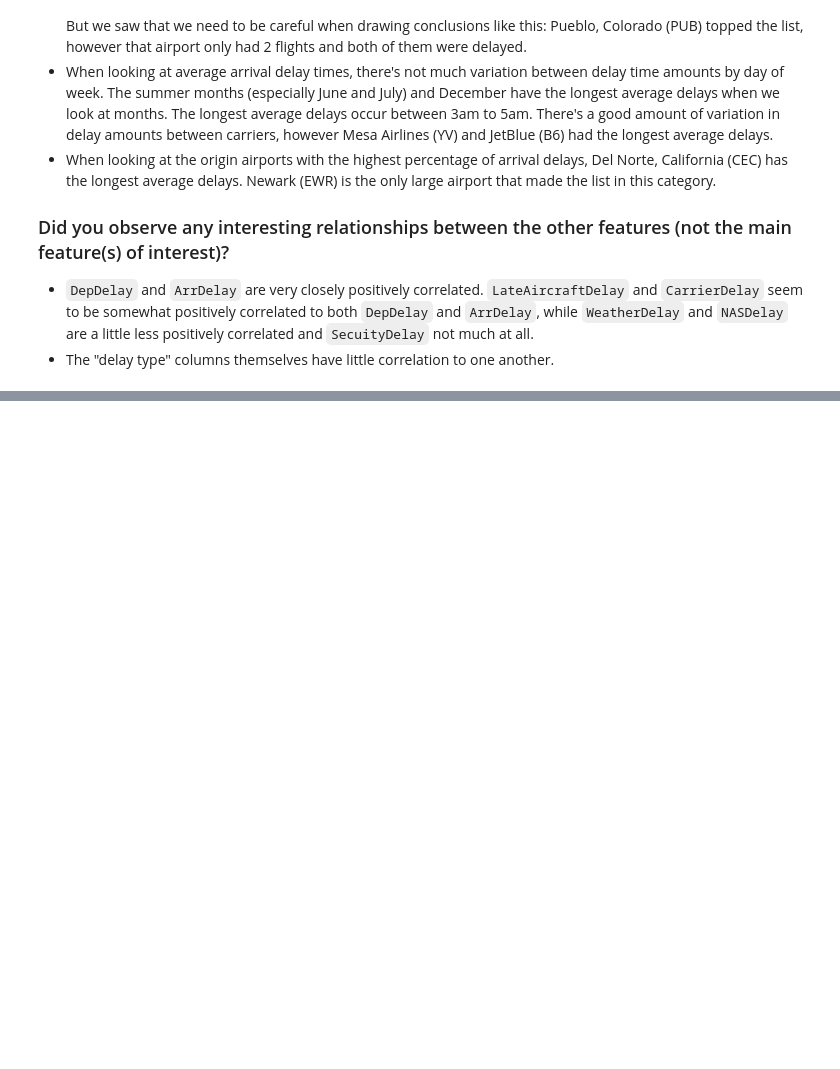
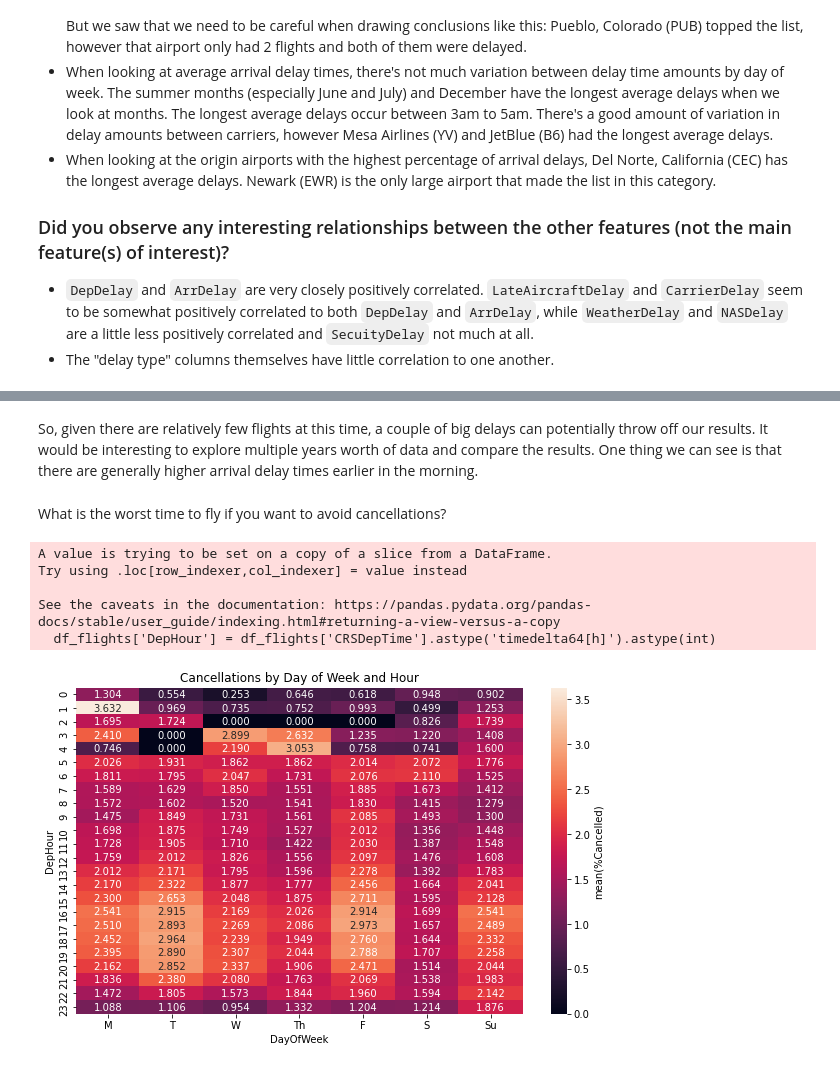
Before and after one commit to maleina/US-Flight-Data, a Jupyter notebook: flight_data_exploration.ipynb, the cells around one changed output, grey strips where cells are left out. Drawn from its saved outputs; the diff is of its cells as text; code cells hidden in the pictures; blank space fills up the shorter version.

```diff
--- a/flight_data_exploration.ipynb
+++ b/flight_data_exploration.ipynb
@@ -1470,0 +1490,28 @@ the quote-formatted guide notes like this one before you finish your report!
+# %% [markdown]
+So, given there are relatively few flights at this time, a couple of big delays can potentially throw off our results. It would be interesting to explore multiple years worth of data and compare the results. One thing we can see is that there are generally  higher arrival delay times earlier in the morning.
+# %% [markdown]
+What is the worst time to fly if you want to avoid cancellations?
+# %%
+# Add 'DepHour' column to main set
+df_flights['DepHour'] = df_flights['CRSDepTime'].astype('timedelta64[h]').astype(int)
+# %% [output]
+A value is trying to be set on a copy of a slice from a DataFrame.
+Try using .loc[row_indexer,col_indexer] = value instead
+
+See the caveats in the documentation: https://pandas.pydata.org/pandas-docs/stable/user_guide/indexing.html#returning-a-view-versus-a-copy
+  df_flights['DepHour'] = df_flights['CRSDepTime'].astype('timedelta64[h]').astype(int)
+# %%
+# Set the figure size
+plt.figure(figsize=(10, 6))
+# Get set of percentage of cancellations grouped by day and departure time
+cat_perc = 100*df_flights.groupby(['DayOfWeek', 'DepHour']).Cancelled.sum()/df_flights.groupby(['DayOfWeek', 'DepHour']).Cancelled.count()
+cat_perc = cat_perc.reset_index(name = 'Cancelled_avg')
+cat_perc = cat_perc.pivot(index = 'DepHour', columns = 'DayOfWeek',
+                            values = 'Cancelled_avg')
+# Plot the heat map
+sb.heatmap(cat_perc, annot = True, fmt = '.3f',
+           cbar_kws = {'label' : 'mean(%Cancelled)'})
+plt.xticks(np.arange(0.5,7.5,1), dow_short)
+plt.title('Cancellations by Day of Week and Hour');
+# %% [output]
+[figure, added]
```
Also changed, not shown: parts of 28 cells of this notebook.
